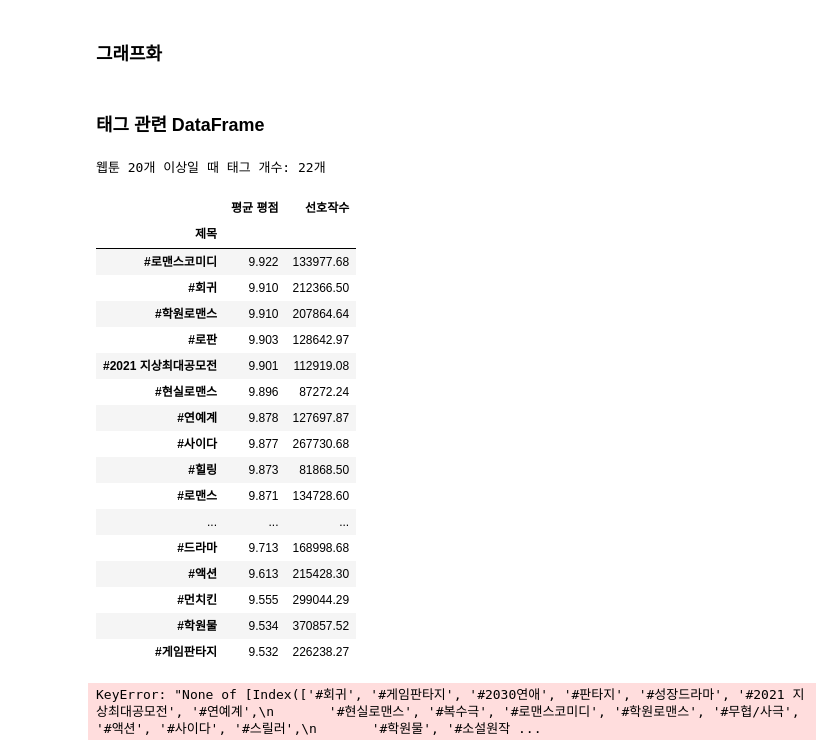
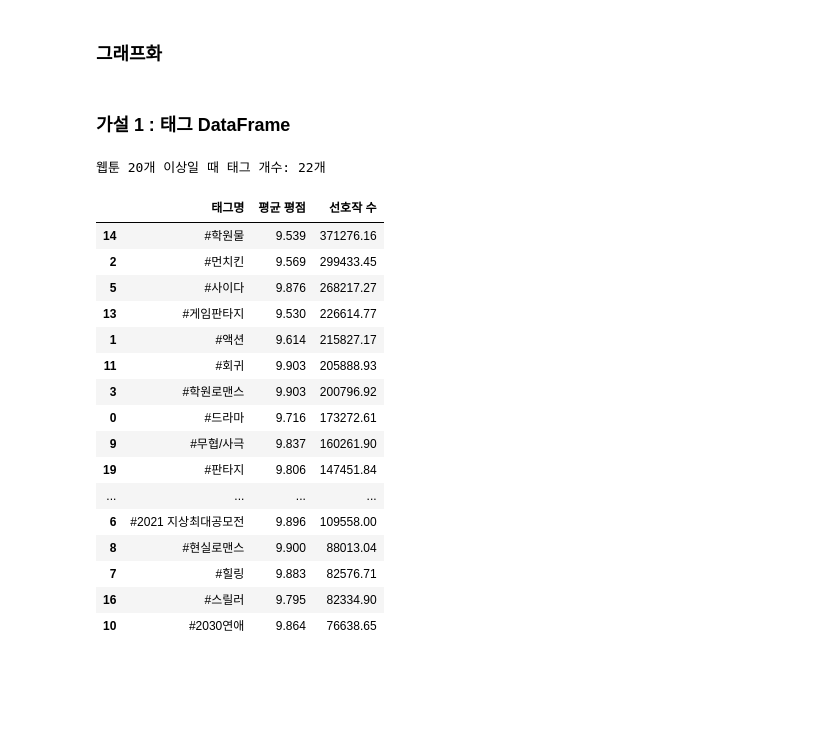
Before and after one commit to Aphrodite31135/WP_TermProject, a Jupyter notebook: TermPJ/TermPJ_Crawling.ipynb, the cells around one changed output. Saved outputs shown, nothing was run; the diff lists cells and outputs as text; code cells hidden in the pictures; blank space fills up the shorter version.

```diff
--- a/TermPJ/TermPJ_Crawling.ipynb
+++ b/TermPJ/TermPJ_Crawling.ipynb
@@ -129,7 +224,7 @@ class Webtoon() :
         if myday == None :
             print("요일이 입력되지 않았습니다. ")
         else :
-            self.day = myday
+            self.day = myday.replace('요웹툰','')
 
     def SetWTSelect(self, num:int) :          # 웹툰 선착 설정
         self.select = num
@@ -286,7 +381,7 @@ for href in webtoon_href_list :
 for href in href_list :
     # 웹툰 페이지로 이동
     driver.get(href)
-    time.sleep(1)
+    time.sleep(1.5)
 
     # 웹툰 페이지 제목 가져오기
     name = driver.find_element(By.CLASS_NAME, 'EpisodeListInfo__title--mYLjC')
@@ -343,6 +438,6 @@ for content in webtoonlist.keys() :
     print(f"평균 평점 : {webtoonlist[content].avg_rating10 : .3f}")
     print(f"작     가 : {webtoonlist[content].artists}")
 
-    time.sleep(0.5)
+    time.sleep(0.25)
     clear_output(wait=True)
 # %% [output]
@@ -418,66 +508,60 @@ mp.rc('font', family = 'NanumGothic')
 # 유니코드에서 음수 부호 설정
 mp.rc('axes', unicode_minus = False)
 # %% [markdown]
-### 태그 관련 DataFrame
+### 가설 1 : 태그 DataFrame
 # %%
 import numpy as np
 
 taglist={}
 tagname=set()
 # 태그 이름 저장
 for content in webtoonlist.keys() :
     for name in webtoonlist[content].tags :
         tagname.add(name)
 
-# 태그별 평균 평점, 평균 선작수 저장
+# 태그별 평균 평점, 평균 선호작 수 저장
 for tgnm in tagname :
-    taglist[tgnm]=[0,0] # 평균 평점, 평균 선호작수
+    taglist[tgnm]=[0,0] # 평균 평점, 평균 선호작 수
     count = 0
     for content in webtoonlist.keys() :
         if tgnm in webtoonlist[content].tags :
             taglist[tgnm][0]+=webtoonlist[content].avg_rating10
             taglist[tgnm][1]+=webtoonlist[content].select
             count+=1
         else :
             continue
     # 태그를 가진 웹툰의 수가 20개 이상일 경우만 색인
     if count>=20 :
         taglist[tgnm][0]/=count # 평균 평점
-        taglist[tgnm][1]/=count # 평균 선호작수
+        taglist[tgnm][1]/=count # 평균 선호작 수
     else :
         del(taglist[tgnm])
 print('웹툰 20개 이상일 때 태그 개수: ', len(taglist), '개', sep='')
 
 # 태그 별 그래프
-df=pandas.DataFrame(columns=['제목','평균 평점', '선호작수'])
+df=pandas.DataFrame(columns=['태그명','평균 평점', '선호작 수'])
 count = 0
 for tgnm in taglist.keys() :
-    df.loc[f'{tgnm}'] = [tgnm, f'{taglist[tgnm][0] : .3f}', f'{taglist[tgnm][1] : .2f}']
+    df.loc[f'{count}'] = [tgnm, float(f'{taglist[tgnm][0] : .3f}'), float(f'{taglist[tgnm][1] : .2f}')]
     count+=1
-df.set_index("제목", inplace=True)
-srtd_df = df.sort_values(by='평균 평점', ascending=False)
-display(srtd_df) # 평균 평점 내림차순 정리
+srtd_df1 = df.sort_values(by='선호작 수', ascending=False)
+display(srtd_df1) # 평균 선호작 수 내림차순 정리
 # %% [output]
 웹툰 20개 이상일 때 태그 개수: 22개
-|  | 평균 평점 | 선호작수 |
-| 제목 |  |  |
-| #로맨스코미디 | 9.922 | 133977.68 |
-| #회귀 | 9.910 | 212366.50 |
-| #학원로맨스 | 9.910 | 207864.64 |
-| #로판 | 9.903 | 128642.97 |
-| #2021 지상최대공모전 | 9.901 | 112919.08 |
-| #현실로맨스 | 9.896 | 87272.24 |
-| #연예계 | 9.878 | 127697.87 |
-| #사이다 | 9.877 | 267730.68 |
-| #힐링 | 9.873 | 81868.50 |
-| #로맨스 | 9.871 | 134728.60 |
-| ... | ... | ... |
-| #드라마 | 9.713 | 168998.68 |
-| #액션 | 9.613 | 215428.30 |
-| #먼치킨 | 9.555 | 299044.29 |
-| #학원물 | 9.534 | 370857.52 |
-| #게임판타지 | 9.532 | 226238.27 |
+|  | 태그명 | 평균 평점 | 선호작 수 |
+| 14 | #학원물 | 9.539 | 371276.16 |
+| 2 | #먼치킨 | 9.569 | 299433.45 |
+| 5 | #사이다 | 9.876 | 268217.27 |
+| 13 | #게임판타지 | 9.530 | 226614.77 |
+| 1 | #액션 | 9.614 | 215827.17 |
+| 11 | #회귀 | 9.903 | 205888.93 |
+| 3 | #학원로맨스 | 9.903 | 200796.92 |
+| 0 | #드라마 | 9.716 | 173272.61 |
+| 9 | #무협/사극 | 9.837 | 160261.90 |
+| 19 | #판타지 | 9.806 | 147451.84 |
+| ... | ... | ... | ... |
+| 6 | #2021 지상최대공모전 | 9.896 | 109558.00 |
+| 8 | #현실로맨스 | 9.900 | 88013.04 |
+| 7 | #힐링 | 9.883 | 82576.71 |
+| 16 | #스릴러 | 9.795 | 82334.90 |
+| 10 | #2030연애 | 9.864 | 76638.65 |
-# %%
-srtd_df.plot.bar(x=df.index, y=0, rot=0, fontsize=5)
-# %% [output]
-KeyError: "None of [Index(['#회귀', '#게임판타지', '#2030연애', '#판타지', '#성장드라마', '#2021 지상최대공모전', '#연예계',\n       '#현실로맨스', '#복수극', '#로맨스코미디', '#학원로맨스', '#무협/사극', '#액션', '#사이다', '#스릴러',\n       '#학원물', '#소설원작 ...
```
Also changed, not shown: parts of 29 cells of this notebook, 20 other files.
